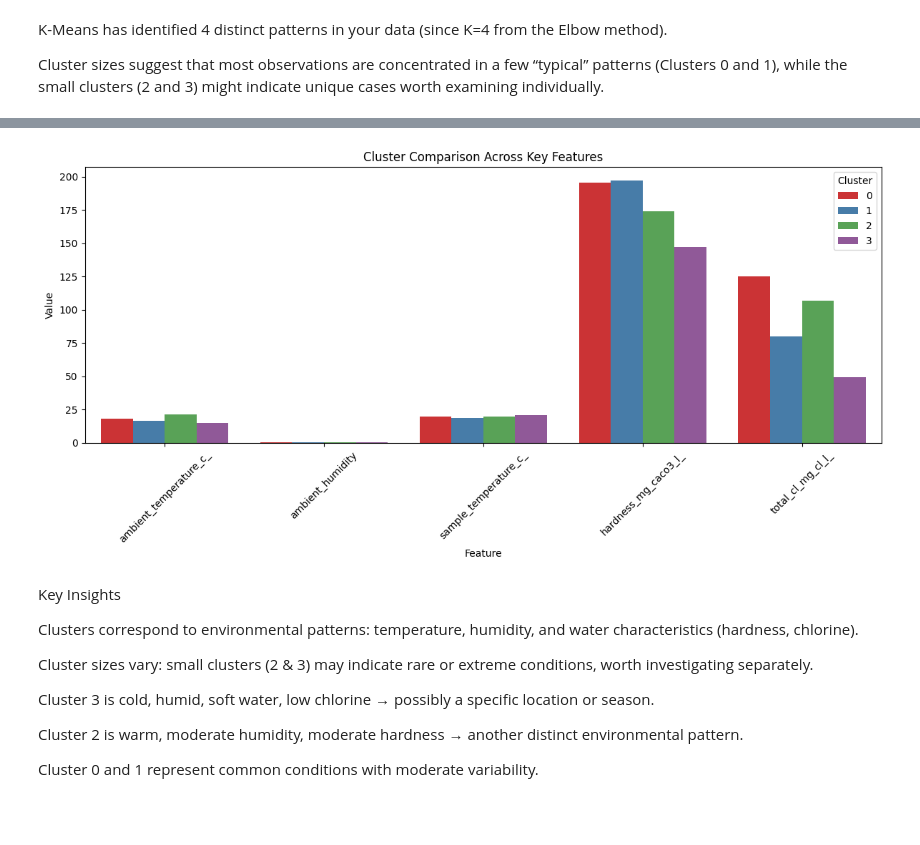
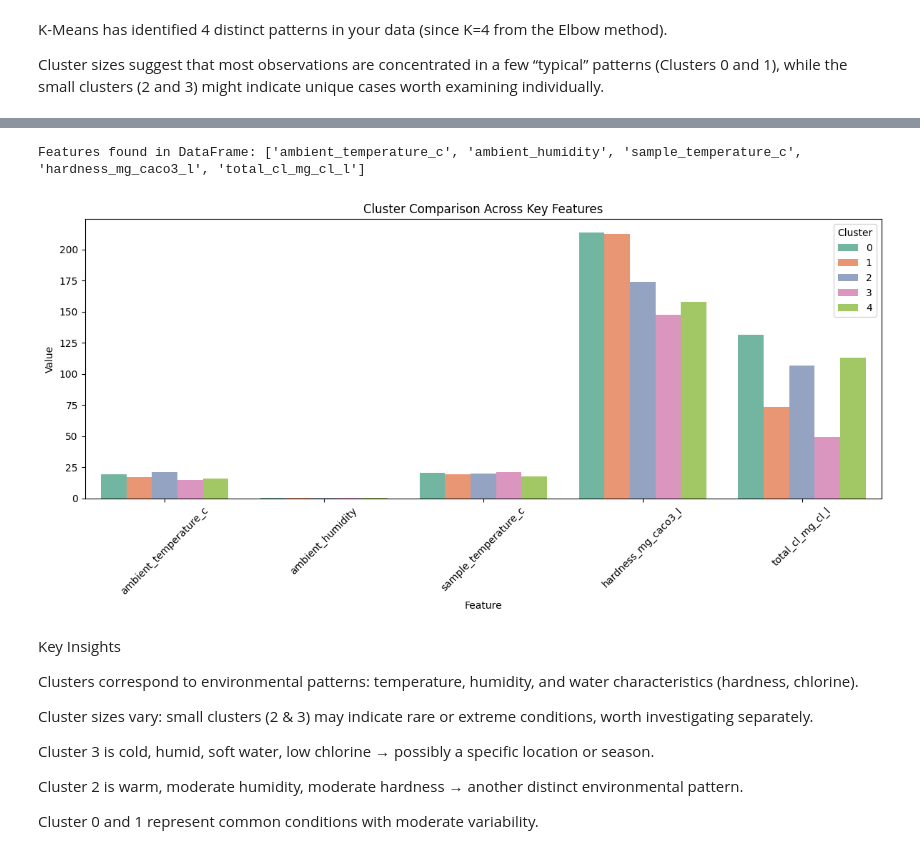
Before and after one commit to Jeremy809/Workplace, a Jupyter notebook: QCTO---Workplace-Module-Notebook-Template-4571.ipynb, the cells around one changed output, grey strips where cells are left out. Saved outputs shown, nothing was run; the diff lists cells and outputs as text; code cells hidden in the pictures; blank space fills up the shorter version.

```diff
--- a/QCTO---Workplace-Module-Notebook-Template-4571.ipynb
+++ b/QCTO---Workplace-Module-Notebook-Template-4571.ipynb
@@ -435,8 +432,8 @@ def classify_water_quality(row):
 
 # Apply Classification
 
-df['Water_Quality_Class'] = df.apply(classify_water_quality, axis=1)
+df['Water_Quality'] = df.apply(classify_water_quality, axis=1)
 
 # Check the distribution
-df['Water_Quality_Class'].value_counts()
+df['Water_Quality'].value_counts()
 # %% [output]
@@ -599,7 +617,7 @@ Name: count, dtype: int64
 # %%
 from sklearn.cluster import KMeans
 
-kmeans = KMeans(n_clusters=4, random_state=42, n_init=10)
+kmeans = KMeans(n_clusters=5, random_state=42, n_init=10)
 df['Cluster'] = kmeans.fit_predict(X)
 
 print("Cluster column added successfully!")
@@ -756,25 +775,36 @@ Name: count, dtype: int64
+# %%
+# Drop the column permanently
+df = df.drop('water_quality_class', axis=1)
+
+# OR, drop without modifying original DataFrame
+# df.drop('water_quality_class', axis=1, inplace=False)
+# %%
+key_features = [
+    'ambient_temperature_c',
+    'ambient_humidity',
+    'sample_temperature_c',
+    'hardness_mg_caco3_l',
+    'total_cl_mg_cl_l'
+]
+
+existing_features = [col for col in key_features if col in df.columns]
+print("Features found in DataFrame:", existing_features)
+# %% [output]
+Features found in DataFrame: ['ambient_temperature_c', 'ambient_humidity', 'sample_temperature_c', 'hardness_mg_caco3_l', 'total_cl_mg_cl_l']
 # %%
-import matplotlib.pyplot as plt
-import seaborn as sns
-
-# Select a few key features to compare (adjust as needed)
-key_features = ['ambient_temperature_c_', 'ambient_humidity',
-                'sample_temperature_c_', 'hardness_mg_caco3_l_', 'total_cl_mg_cl_l_']
-
-# Melt the dataframe for easier plotting
 plot_df = df.melt(id_vars='Cluster', value_vars=key_features, var_name='Feature', value_name='Value')
 
 plt.figure(figsize=(12,6))
-sns.barplot(data=plot_df, x='Feature', y='Value', hue='Cluster', ci=None, palette='Set1')
+sns.barplot(data=plot_df, x='Feature', y='Value', hue='Cluster', ci=None, palette='Set2')
 plt.title("Cluster Comparison Across Key Features")
 plt.xticks(rotation=45)
 plt.ylabel("Value")
 plt.xlabel("Feature")
 plt.legend(title="Cluster")
 plt.tight_layout()
 plt.show()
 # %% [output]
-[figure, old version]
+[figure, new version]
 # %% [markdown]
 Key Insights
 
```
Also changed, not shown: parts of 23 cells of this notebook, 1 other file.
